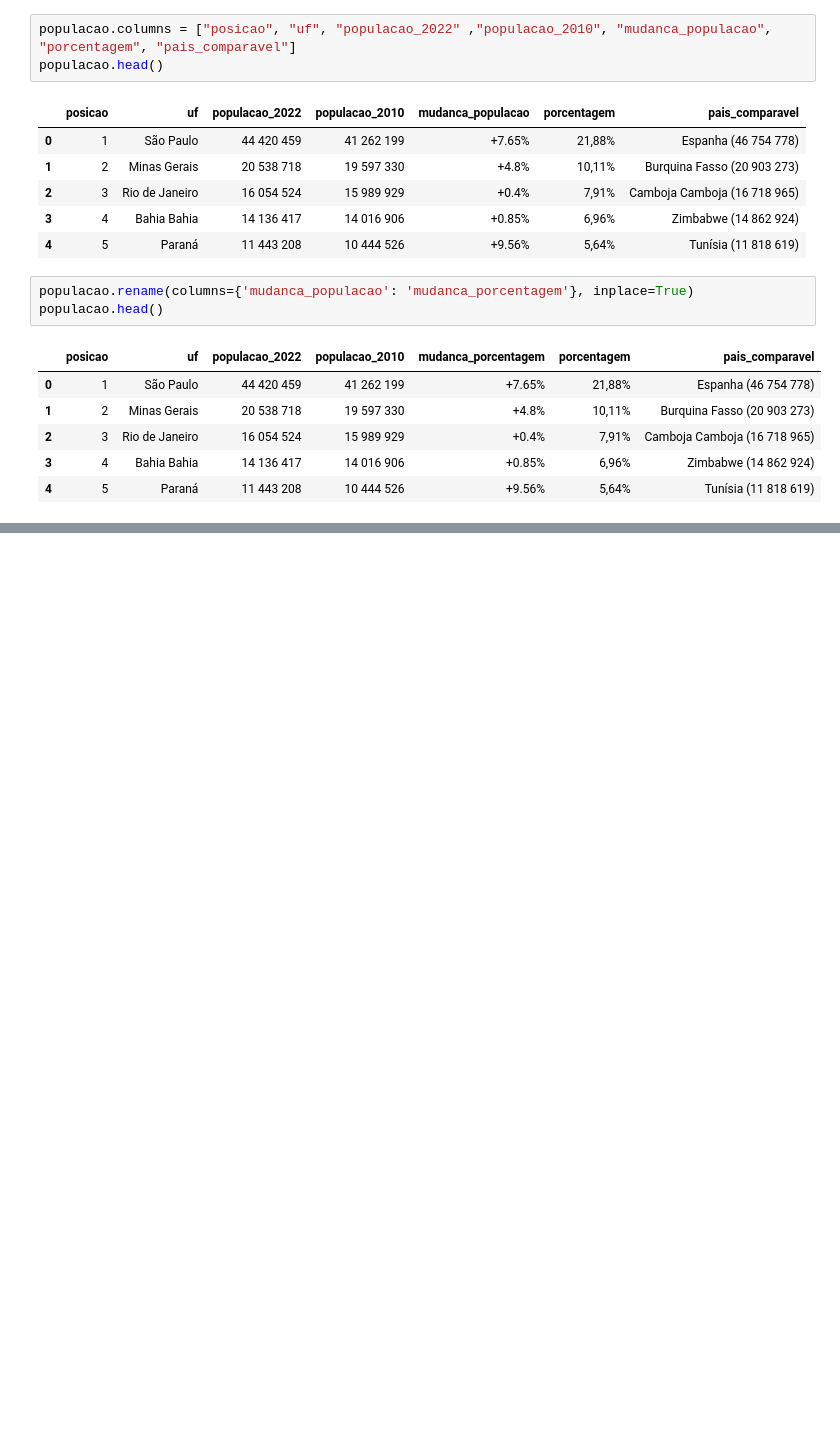
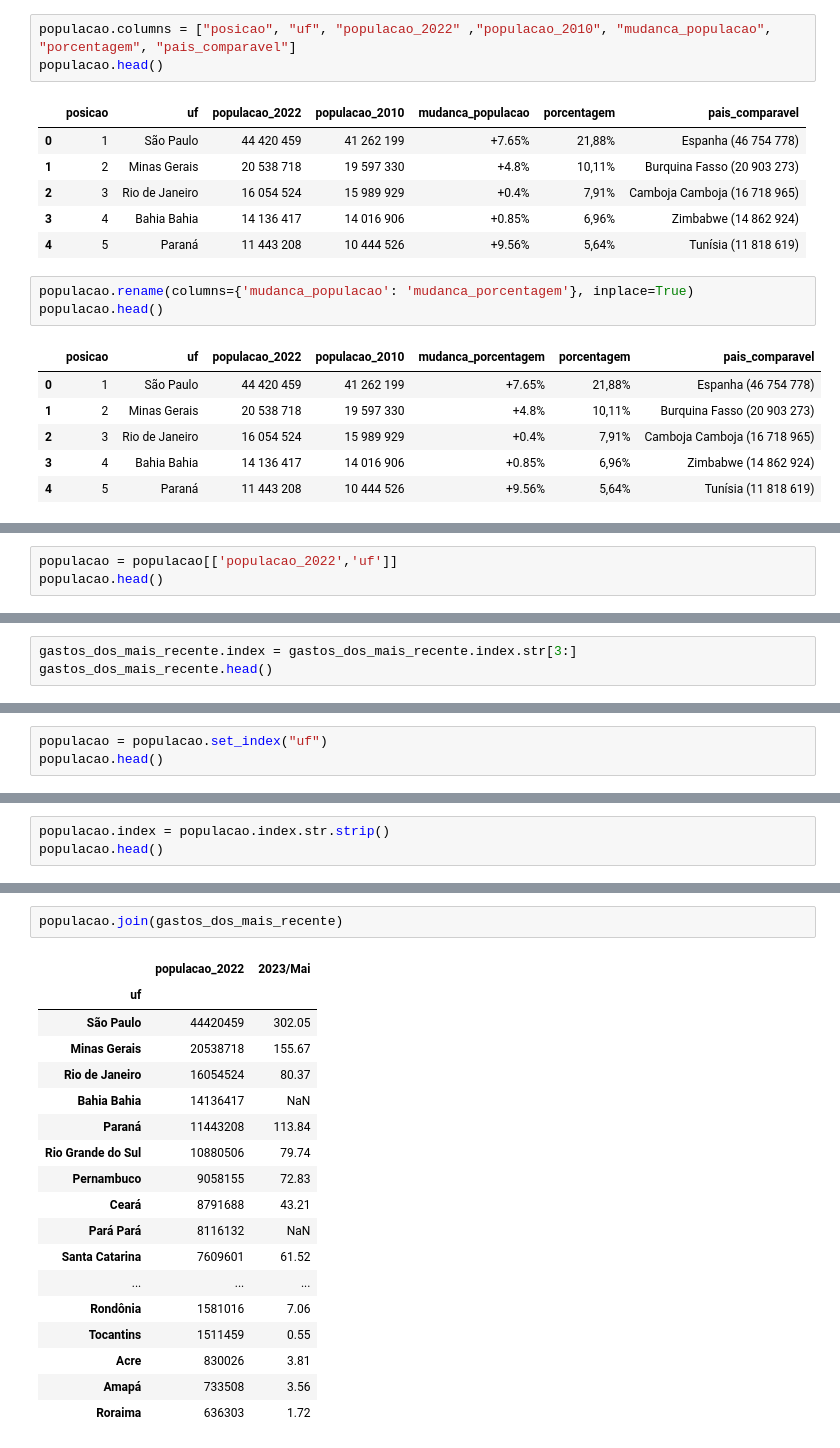
Before and after one commit to vitorsarilio/Pos_Tech_Data_Analytics, a Jupyter notebook: Notebooks/Producao_Hospitalar.ipynb, the cells around one changed output, grey strips where cells are left out. Drawn from its saved outputs; the diff is of its cells as text; blank space fills up the shorter version.

```diff
--- a/Notebooks/Producao_Hospitalar.ipynb
+++ b/Notebooks/Producao_Hospitalar.ipynb
@@ -610,0 +622,3 @@ populacao.head()
+# %%
+populacao = populacao[['populacao_2022','uf']]
+populacao.head()
@@ -610,0 +661,3 @@ populacao.head()
+# %%
+gastos_dos_mais_recente.index = gastos_dos_mais_recente.index.str[3:]
+gastos_dos_mais_recente.head()
@@ -610,0 +672,3 @@ populacao.head()
+# %%
+populacao = populacao.set_index("uf")
+populacao.head()
@@ -610,0 +683,3 @@ populacao.head()
+# %%
+populacao.index = populacao.index.str.strip()
+populacao.head()
@@ -610,0 +694,21 @@ populacao.head()
+# %%
+populacao.join(gastos_dos_mais_recente)
+# %% [output]
+|  | populacao_2022 | 2023/Mai |
+| uf |  |  |
+| São Paulo | 44420459 | 302.05 |
+| Minas Gerais | 20538718 | 155.67 |
+| Rio de Janeiro | 16054524 | 80.37 |
+| Bahia Bahia | 14136417 | NaN |
+| Paraná | 11443208 | 113.84 |
+| Rio Grande do Sul | 10880506 | 79.74 |
+| Pernambuco | 9058155 | 72.83 |
+| Ceará | 8791688 | 43.21 |
+| Pará Pará | 8116132 | NaN |
+| Santa Catarina | 7609601 | 61.52 |
+| ... | ... | ... |
+| Rondônia | 1581016 | 7.06 |
+| Tocantins | 1511459 | 0.55 |
+| Acre | 830026 | 3.81 |
+| Amapá | 733508 | 3.56 |
+| Roraima | 636303 | 1.72 |
```
Also changed, not shown: parts of 11 cells of this notebook.
